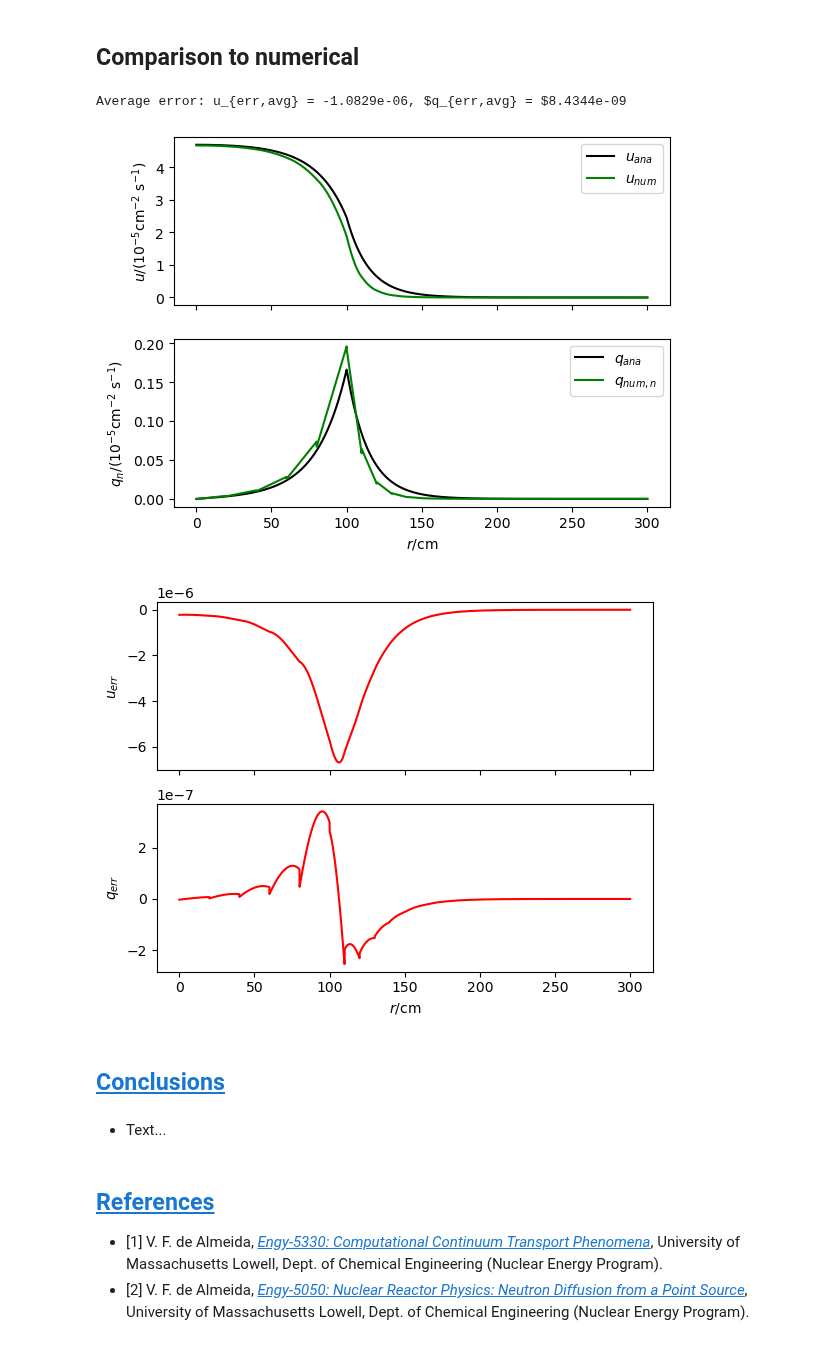
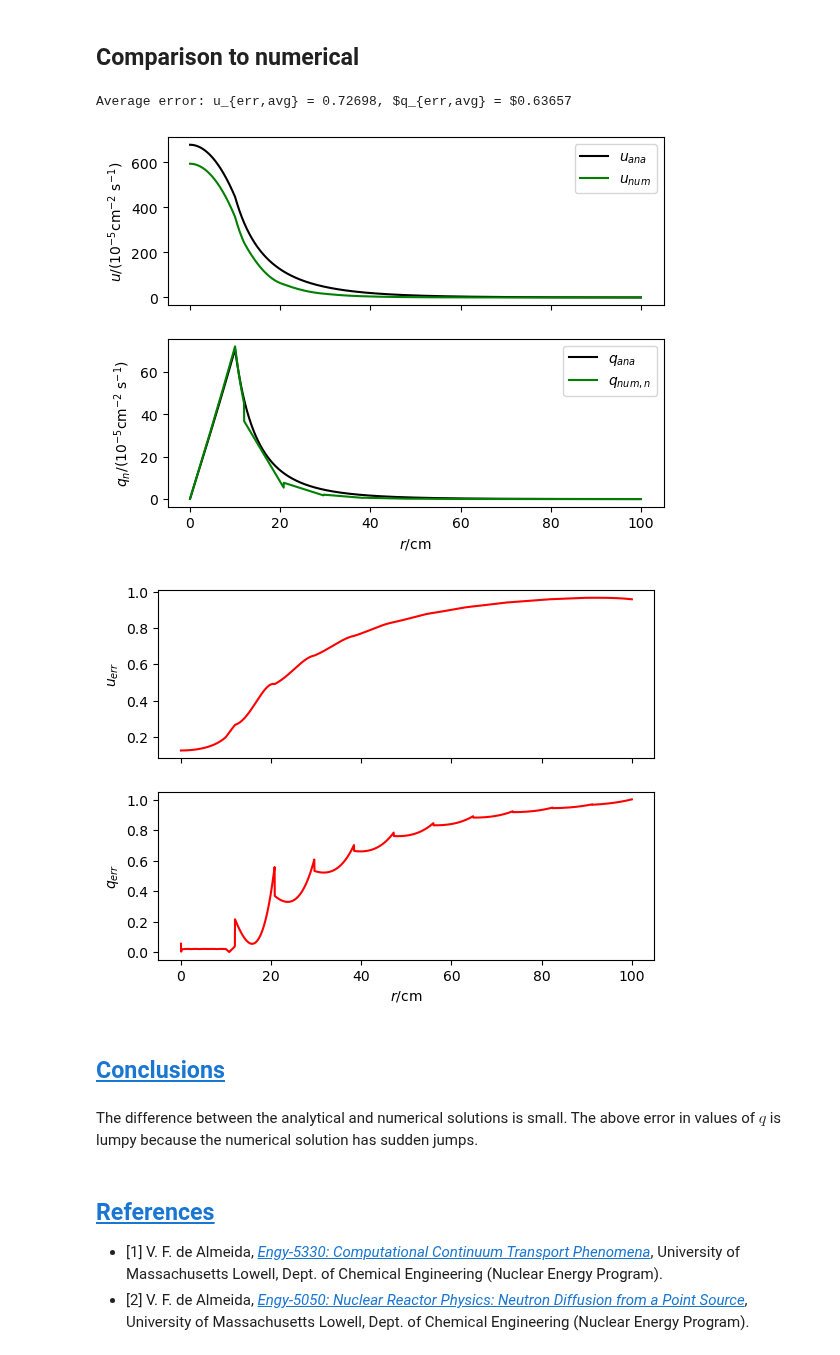
Before and after one commit to dpploy/engy-4390, a Jupyter notebook: projects/2024/neutron-ball/report-analytical.ipynb, the cells around one changed output. Drawn from its saved outputs; the diff is of its cells as text; code cells hidden in the pictures.

Commit message:
rearranged folders and updated analytical

```diff
--- a/projects/2024/neutron-ball/report-analytical.ipynb
+++ b/projects/2024/neutron-ball/report-analytical.ipynb
@@ -312,13 +299,13 @@ unit.um = unit.micro*unit.meter
 # %%
 '''Domain'''
 
+# r_0 = 0*unit.cm
+# r_R = 100*unit.cm
+# r_oo = 300*unit.cm  # infinity
+
 r_0 = 0*unit.cm
-r_R = 100*unit.cm
-r_oo = 300*unit.cm  # infinity
-
-# r_0 = 0*unit.cm
-# r_R = 10*unit.cm
-# r_oo = 100*unit.cm  # infinity
+r_R = 10*unit.cm
+r_oo = 100*unit.cm  # infinity
 # %%
 '''Domain'''
 def show_domain(r_R, r_oo):
@@ -448,7 +432,8 @@ ax[1].legend()
 # %% [markdown]
 ## Comparison to numerical
 # %%
-[x_vec, u_n_vec, q_n_vec] = np.genfromtxt(fname='gold-data/100-300-neutron-ball-source-inf.txt')
+# [x_vec, u_n_vec, q_n_vec] = np.genfromtxt(fname='gold-data/100-300-neutron-ball-source-inf.txt') #larger r_R
+[x_vec, u_n_vec, q_n_vec] = np.genfromtxt(fname='gold-data/10-100-neutron-ball-source-inf.txt') #smaller r_R
 x_vec *= unit.cm
 r = x_vec[1:]
 
@@ -461,10 +446,10 @@ q_12 = np.append(q_1(r[r_1]), q_2(r[r_2]))
 
 u_12_r = u_12/(unit.cm**-2 * unit.second**-1)
 q_12_r = q_12/(unit.cm**-2 * unit.second**-1)
-# uerr = np.abs(u_12_r - u_n_vec[1:])/u_12_r
-# qerr = np.abs(q_12_r - q_n_vec[1:])/q_12_r
-uerr = u_n_vec[1:]-u_12_r
-qerr = q_n_vec[1:]-q_12_r
+uerr = np.abs(u_12_r - u_n_vec[1:])/u_12_r
+qerr = np.abs(q_12_r - q_n_vec[1:])/q_12_r
+# uerr = u_n_vec[1:]-u_12_r
+# qerr = q_n_vec[1:]-q_12_r
 # uerr = u_n_vec[1:]/u_12_r
 # qerr = q_n_vec[1:]/q_12_r
 
@@ -472,40 +457,40 @@ qerr = q_n_vec[1:]-q_12_r
 fig, ax = plt.subplots(2, sharex=True)
 
 ax[0].errorbar(x = r/unit.cm, y = u_12/(1e-5*unit.cm**-2 * unit.second**-1), label = r'$u_{ana}$', color = 'k')
 
 ax[0].errorbar(x = r/unit.cm, y = u_n_vec[1:]/1e-5, label = r'$u_{num}$', color = 'g')
 # ax[0,0].set_xlabel(r'$r/\mathrm{cm}$')
 ax[0].set_ylabel(r'$u/(\mathrm{10^{-5}cm^{-2}~s^{-1}})$')
 ax[0].legend()
 
 ax[1].errorbar(x = r/unit.cm, y = q_12/(1e-5*unit.cm**-2 * unit.second**-1), label = r'$q_{ana}$',
             color = 'k')
 
 ax[1].errorbar(x = r/unit.cm, y = q_n_vec[1:]/1e-5, label = r'$q_{num,n}$',color = 'g')
 ax[1].set_xlabel(r'$r/\mathrm{cm}$')
 ax[1].set_ylabel(r'$q_n/(\mathrm{10^{-5}cm^{-2}~s^{-1}})$')
 ax[1].legend()
 plt.plot()
 fig, ax = plt.subplots(2, sharex=True)
 ax[0].errorbar(x = r/unit.cm, y = uerr,color = 'r')
 # ax[0,1].set_xlabel(r'$r/\mathrm{cm}$')
 ax[0].set_ylabel(r'$u_{err}$')
 
 ax[1].errorbar(x = r/unit.cm, y = qerr,color = 'r')
 ax[1].set_xlabel(r'$r/\mathrm{cm}$')
 ax[1].set_ylabel(r'$q_{err}$')
 plt.plot()
 
 print(r'Average error: u_{err,avg} = %3.5g, $q_{err,avg} = $%3.5g' %(np.average(uerr), np.average(qerr)))
 # plt.savefig('./pics/uq_numer_analyt_compare.png')
 # %% [output]
-Average error: u_{err,avg} = -1.0829e-06, $q_{err,avg} = $8.4344e-09
+Average error: u_{err,avg} = 0.72698, $q_{err,avg} = $0.63657
-[figure, old version]
+[figure, new version]
-[figure, old version]
+[figure, new version]
 # %% [markdown]
 ## [Conclusions](#toc)<a id="conclusions"></a>
-# %% [markdown]
-- Text...
+# %% [markdown]
+The difference between the analytical and numerical solutions is small. The above error in values of $q$ is lumpy because the numerical solution has sudden jumps.
 # %% [markdown]
 ## [References](#toc)<a id="refs"></a>
 
```
Also changed, not shown: parts of 8 cells of this notebook, 3 other files.
